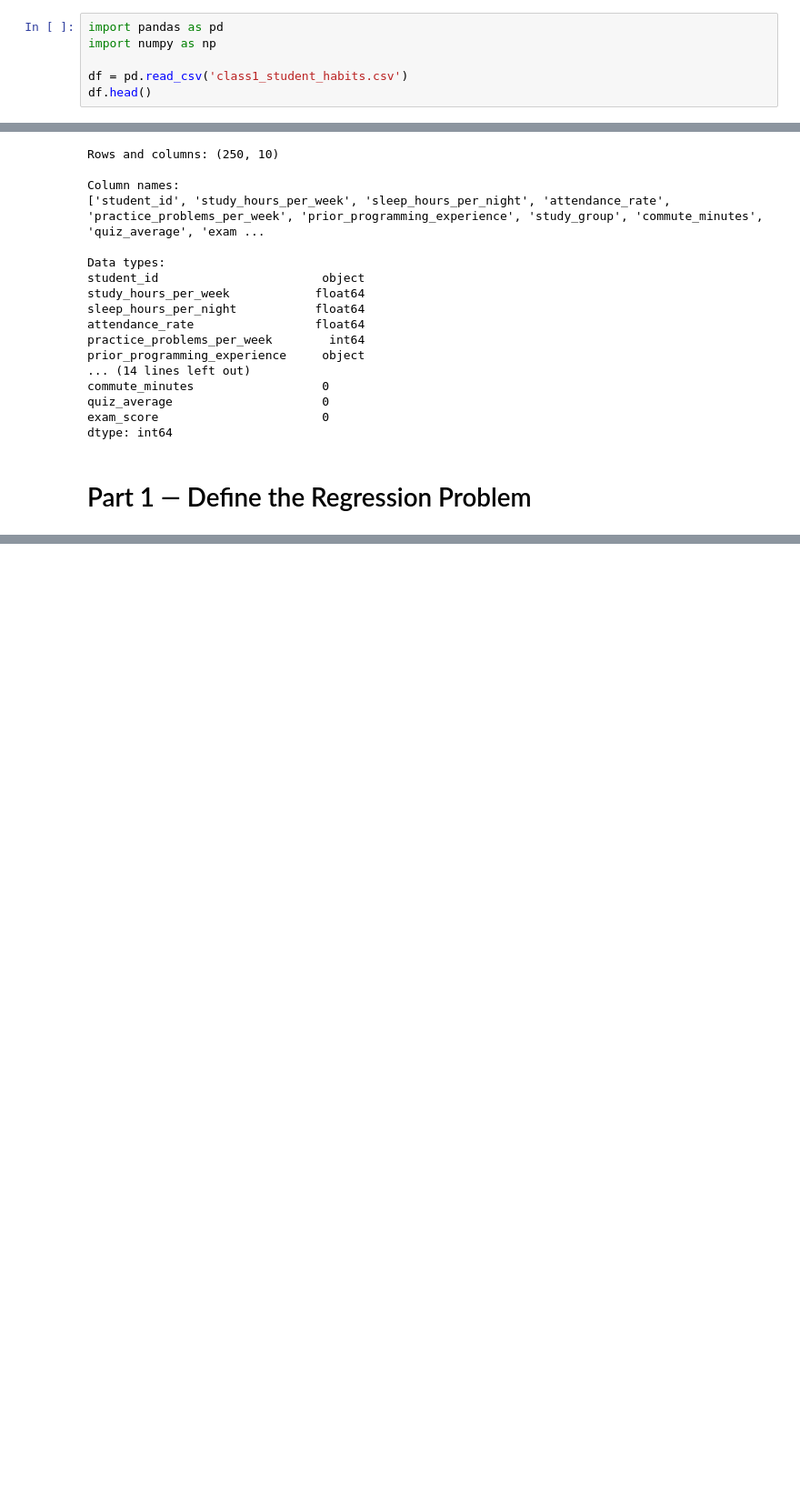
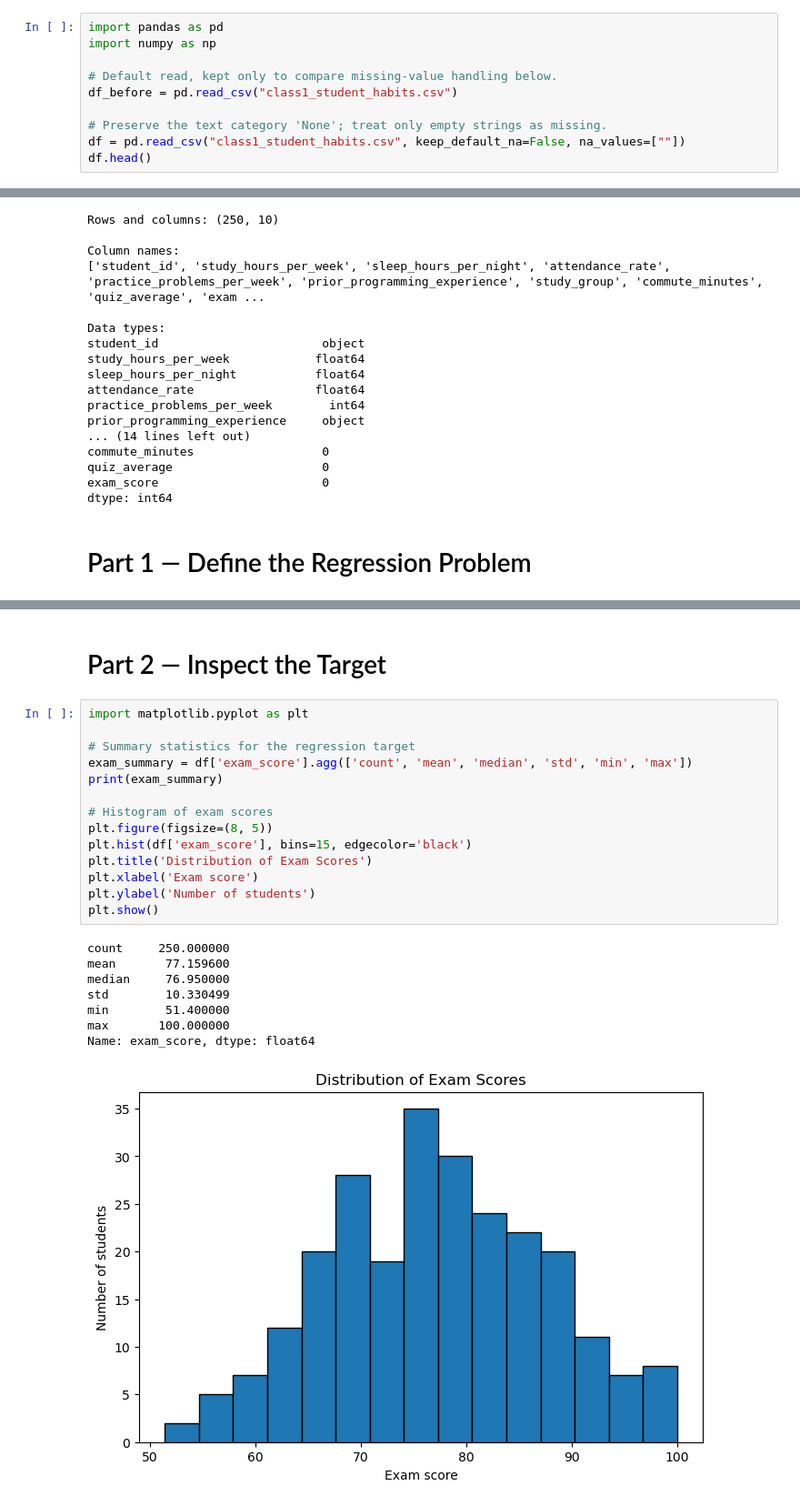
Before and after one commit to Ganga0506/cse4095, a Jupyter notebook: assignment9/student_habits_regression_modelerror.ipynb, the cells around one changed output, grey strips where cells are left out. Shown at 91% size. Drawn from its saved outputs; the diff is of its cells as text; blank space fills up the shorter version.

```diff
--- a/assignment9/student_habits_regression_modelerror.ipynb
+++ b/assignment9/student_habits_regression_modelerror.ipynb
@@ -6,7 +10,11 @@
 import pandas as pd
 import numpy as np
 
-df = pd.read_csv('class1_student_habits.csv')
+# Default read, kept only to compare missing-value handling below.
+df_before = pd.read_csv("class1_student_habits.csv")
+
+# Preserve the text category 'None'; treat only empty strings as missing.
+df = pd.read_csv("class1_student_habits.csv", keep_default_na=False, na_values=[""])
 df.head()
 # %% [output]
 |  | student_id | study_hours_per_week | sleep_hours_per_night | attendance_rate | practice_problems_per_week | ... |
@@ -45,0 +90,25 @@ dtype: int64
+# %% [markdown]
+# Part 2 — Inspect the Target
+# %%
+import matplotlib.pyplot as plt
+
+# Summary statistics for the regression target
+exam_summary = df['exam_score'].agg(['count', 'mean', 'median', 'std', 'min', 'max'])
+print(exam_summary)
+
+# Histogram of exam scores
+plt.figure(figsize=(8, 5))
+plt.hist(df['exam_score'], bins=15, edgecolor='black')
+plt.title('Distribution of Exam Scores')
+plt.xlabel('Exam score')
+plt.ylabel('Number of students')
+plt.show()
+# %% [output]
+count     250.000000
+mean       77.159600
+median     76.950000
+std        10.330499
+min        51.400000
+max       100.000000
+Name: exam_score, dtype: float64
+[figure, added]
```
Also changed, not shown: parts of 51 cells of this notebook, 1 other file.
